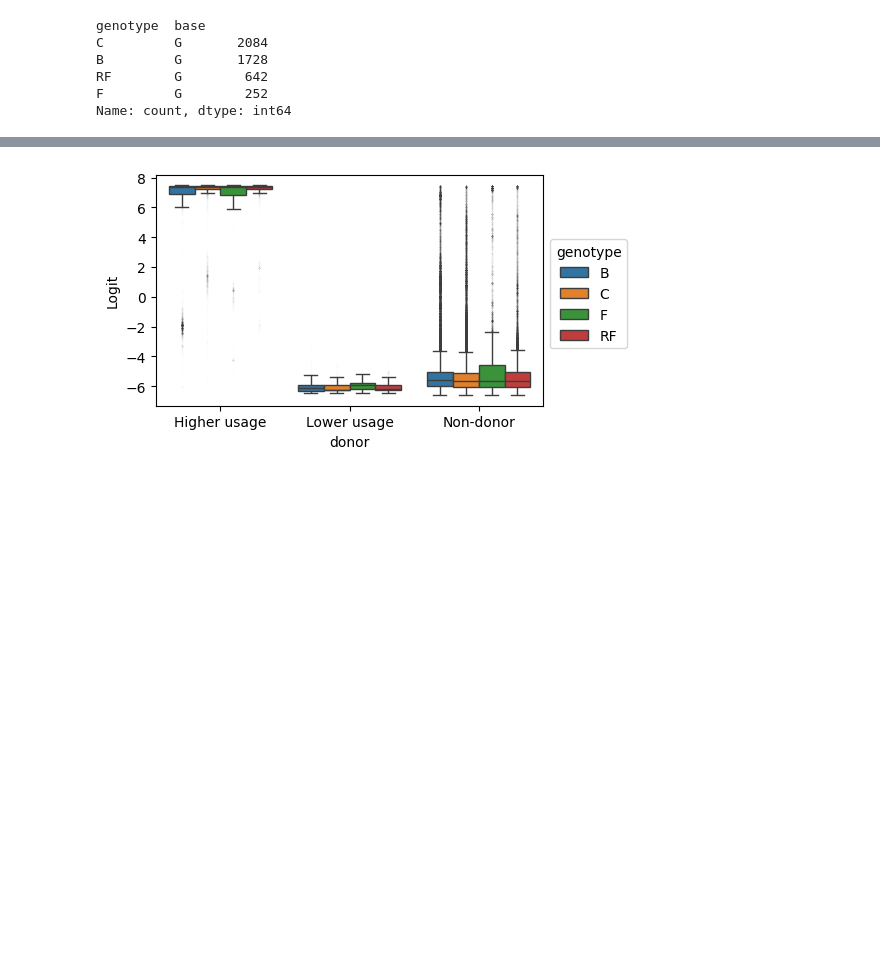
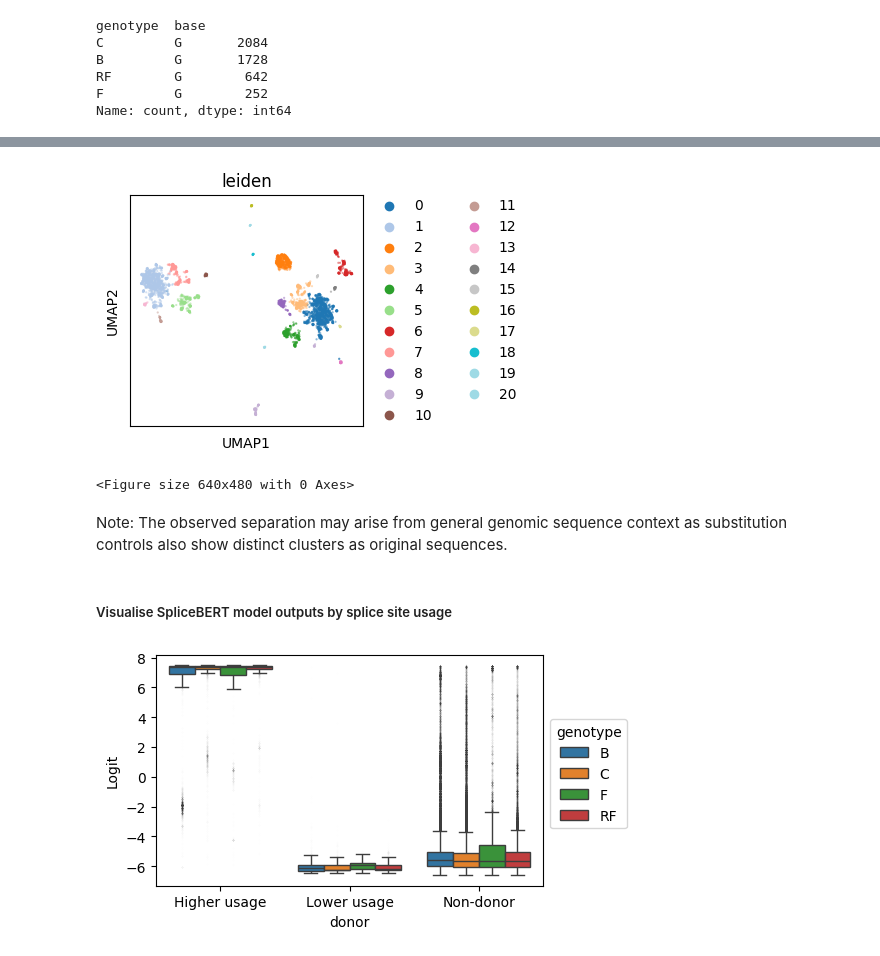
Before and after one commit to lcscs12345/HBV_splicing_paper_2025, a Jupyter notebook: jupyter_notebooks/03a-splicebert_prediction-donor.ipynb, the cells around one changed output, grey strips where cells are left out. Drawn from its saved outputs; the diff is of its cells as text; code cells hidden in the pictures; blank space fills up the shorter version.

```diff
--- a/jupyter_notebooks/03a-splicebert_prediction-donor.ipynb
+++ b/jupyter_notebooks/03a-splicebert_prediction-donor.ipynb
@@ -240,3 +361,16 @@ a["group"] = a["group"].fillna("Non-donor")
+# %%
+fig, ax = plt.subplots(figsize=(3, 3))
+
+sc.pl.umap(adata, ax=ax, color="leiden", size=10, palette="tab20", alpha=0.5)
+
+plt.tight_layout()
+# %% [output]
+[figure, added]
+<Figure size 640x480 with 0 Axes>
+# %% [markdown]
+Note: The observed separation may arise from general genomic sequence context as substitution controls also show distinct clusters as original sequences.
+# %% [markdown]
+##### Visualise SpliceBERT model outputs by splice site usage
 # %%
 plt.figure(figsize=(5,3))
 
```
Also changed, not shown: parts of 25 cells of this notebook, 9 other files.
